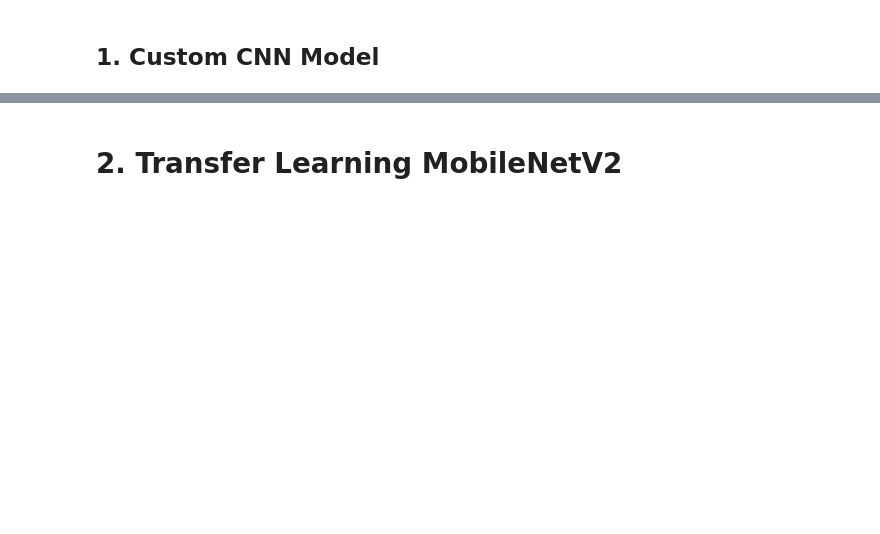
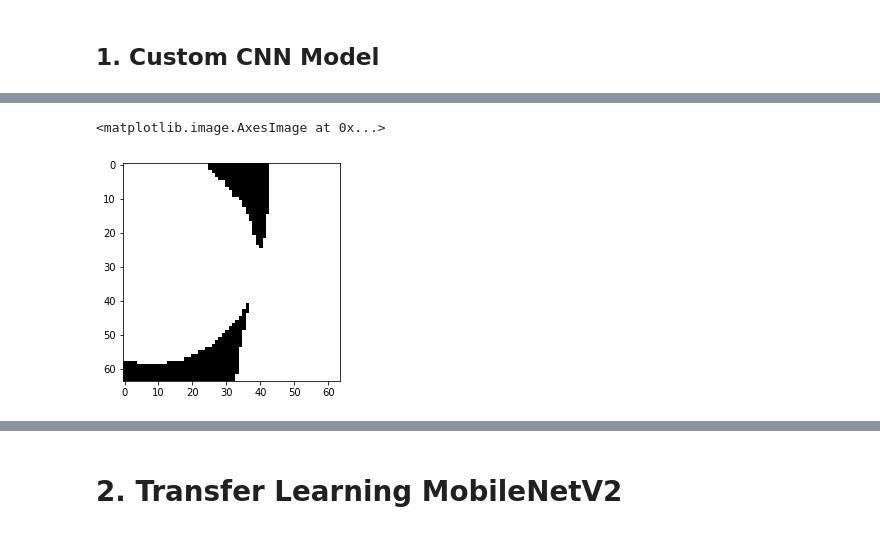
Before and after one commit to IqmanS/Machine-Learning-Notebooks, a Jupyter notebook: Land_Cover_EUROSAT/land-cover-classification-with-eurosat-dataset.ipynb, the cells around one changed output, grey strips where cells are left out. Cells and saved outputs as stored; diff of their text form; code cells hidden in the pictures; blank space fills up the shorter version.

```diff
--- a/Land_Cover_EUROSAT/land-cover-classification-with-eurosat-dataset.ipynb
+++ b/Land_Cover_EUROSAT/land-cover-classification-with-eurosat-dataset.ipynb
@@ -304,0 +448,5 @@ plot_history(custom_model_history)
+# %%
+plt.imshow(temp)
+# %% [output]
+<matplotlib.image.AxesImage at 0x...>
+[figure, added]
```
Also changed, not shown: parts of 29 cells of this notebook.
